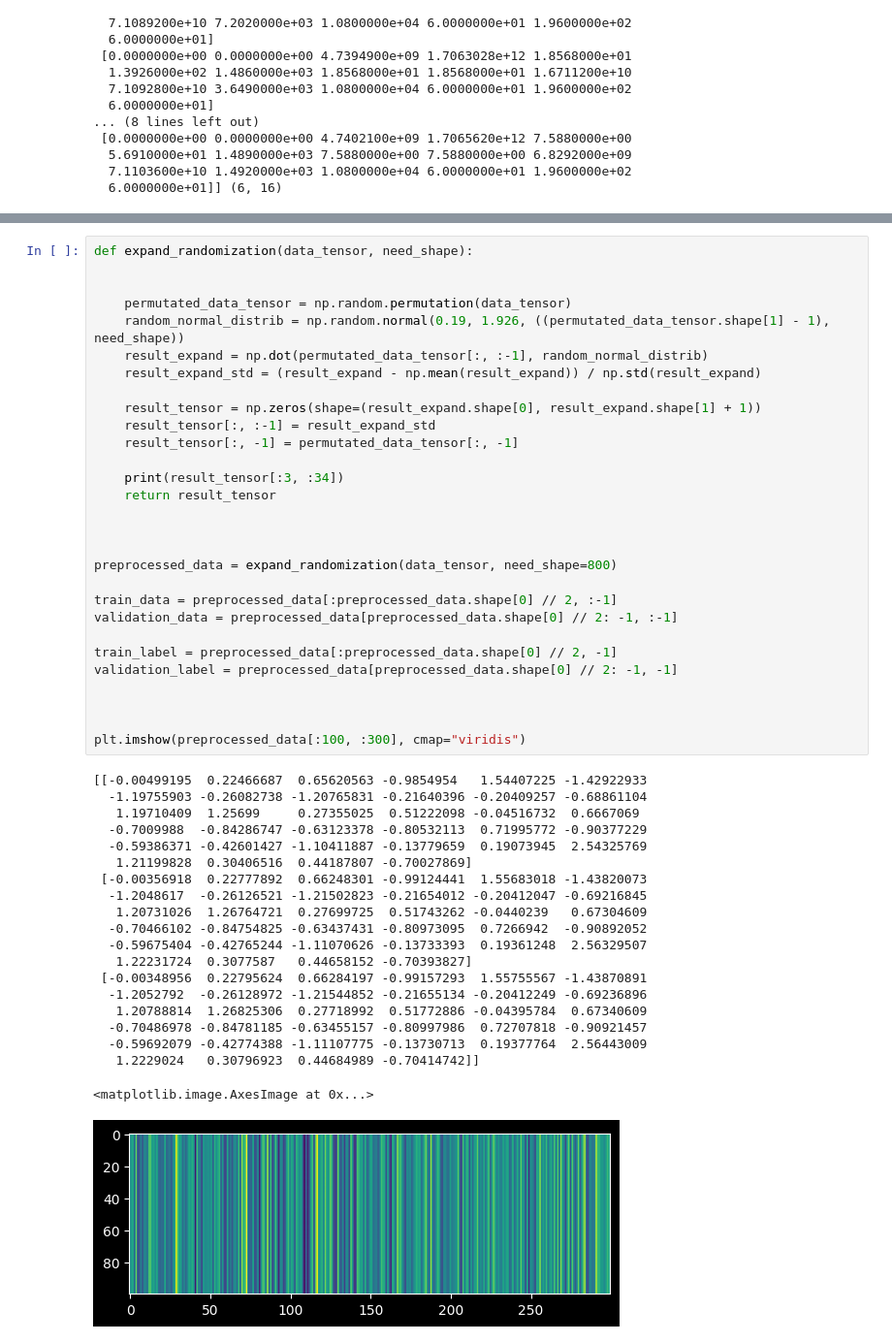
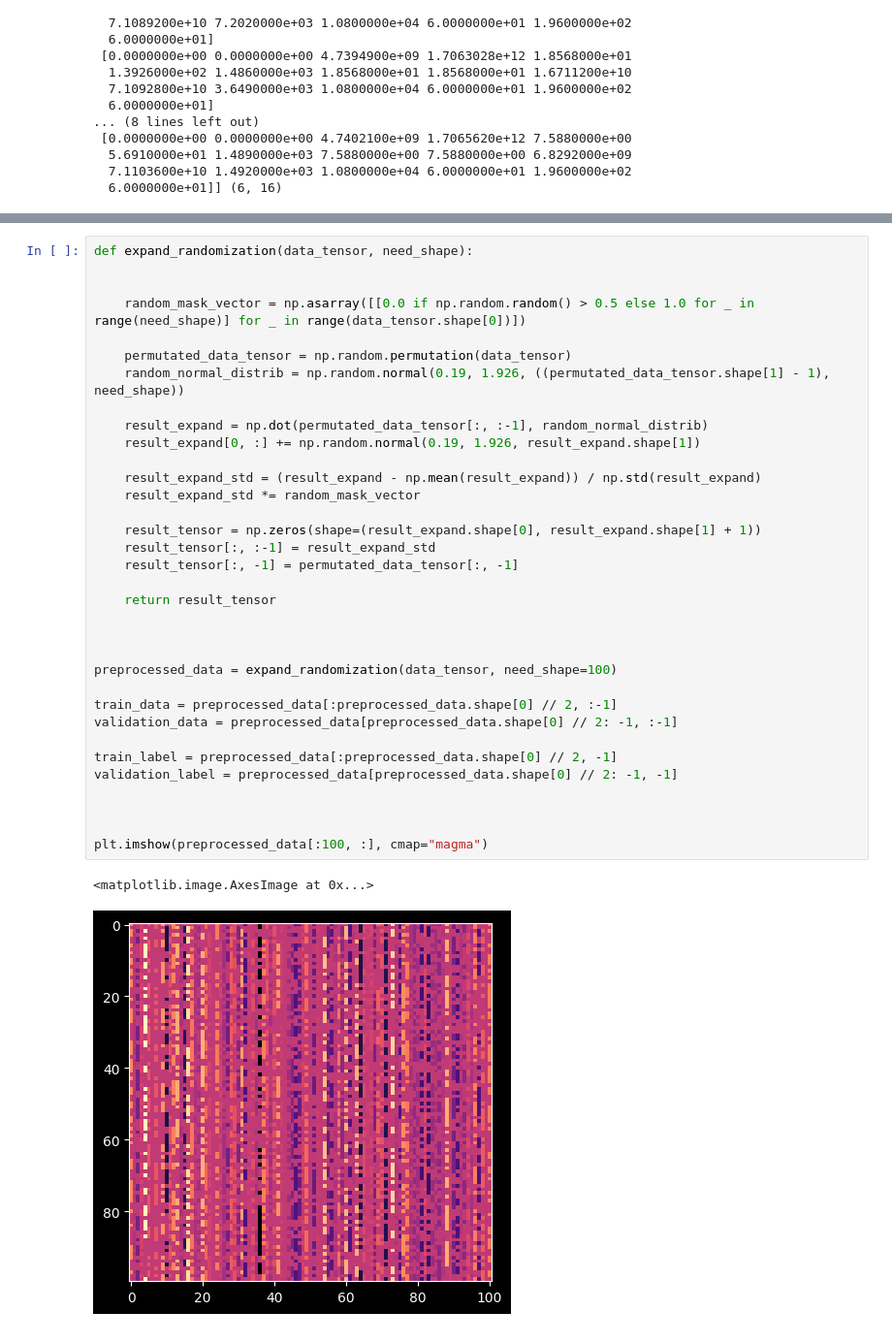
Before and after one commit to Asdergh/ItPlanetProject, a Jupyter notebook: Model/test.ipynb, the cells around one changed output, grey strips where cells are left out. Shown at 97% size. Cells and saved outputs as stored; diff of their text form.

Commit message:
new data prerocesession and new model types was investigated in test.ipynb with zero useability

```diff
--- a/Model/test.ipynb
+++ b/Model/test.ipynb
@@ -264,53 +423,40 @@ activity_step_ok.jsonl
 # %%
 def expand_randomization(data_tensor, need_shape):
 
 
+    random_mask_vector = np.asarray([[0.0 if np.random.random() > 0.5 else 1.0 for _ in range(need_shape)] for _ in range(data_tensor.shape[0])])
+
     permutated_data_tensor = np.random.permutation(data_tensor)
     random_normal_distrib = np.random.normal(0.19, 1.926, ((permutated_data_tensor.shape[1] - 1), need_shape))
+
     result_expand = np.dot(permutated_data_tensor[:, :-1], random_normal_distrib)
+    result_expand[0, :] += np.random.normal(0.19, 1.926, result_expand.shape[1])
+
     result_expand_std = (result_expand - np.mean(result_expand)) / np.std(result_expand)
+    result_expand_std *= random_mask_vector
 
     result_tensor = np.zeros(shape=(result_expand.shape[0], result_expand.shape[1] + 1))
     result_tensor[:, :-1] = result_expand_std
     result_tensor[:, -1] = permutated_data_tensor[:, -1]
 
-    print(result_tensor[:3, :34])
     return result_tensor
 
 
 
-preprocessed_data = expand_randomization(data_tensor, need_shape=800)
+preprocessed_data = expand_randomization(data_tensor, need_shape=100)
 
 train_data = preprocessed_data[:preprocessed_data.shape[0] // 2, :-1]
 validation_data = preprocessed_data[preprocessed_data.shape[0] // 2: -1, :-1]
 
 train_label = preprocessed_data[:preprocessed_data.shape[0] // 2, -1]
 validation_label = preprocessed_data[preprocessed_data.shape[0] // 2: -1, -1]
 
 
 
-plt.imshow(preprocessed_data[:100, :300], cmap="viridis")
+plt.imshow(preprocessed_data[:100, :], cmap="magma")
 # %% [output]
-[[-0.00499195  0.22466687  0.65620563 -0.9854954   1.54407225 -1.42922933
-  -1.19755903 -0.26082738 -1.20765831 -0.21640396 -0.20409257 -0.68861104
-   1.19710409  1.25699     0.27355025  0.51222098 -0.04516732  0.6667069
-  -0.7009988  -0.84286747 -0.63123378 -0.80532113  0.71995772 -0.90377229
-  -0.59386371 -0.42601427 -1.10411887 -0.13779659  0.19073945  2.54325769
-   1.21199828  0.30406516  0.44187807 -0.70027869]
- [-0.00356918  0.22777892  0.66248301 -0.99124441  1.55683018 -1.43820073
-  -1.2048617  -0.26126521 -1.21502823 -0.21654012 -0.20412047 -0.69216845
-   1.20731026  1.26764721  0.27699725  0.51743262 -0.0440239   0.67304609
-  -0.70466102 -0.84754825 -0.63437431 -0.80973095  0.7266942  -0.90892052
-  -0.59675404 -0.42765244 -1.11070626 -0.13733393  0.19361248  2.56329507
-   1.22231724  0.3077587   0.44658152 -0.70393827]
- [-0.00348956  0.22795624  0.66284197 -0.99157293  1.55755567 -1.43870891
-  -1.2052792  -0.26128972 -1.21544852 -0.21655134 -0.20412249 -0.69236896
-   1.20788814  1.26825306  0.27718992  0.51772886 -0.04395784  0.67340609
-  -0.70486978 -0.84781185 -0.63455157 -0.80997986  0.72707818 -0.90921457
-  -0.59692079 -0.42774388 -1.11107775 -0.13730713  0.19377764  2.56443009
-   1.2229024   0.30796923  0.44684989 -0.70414742]]
+<matplotlib.image.AxesImage at 0x...>
-<matplotlib.image.AxesImage at 0x...>
-[figure, old version]
+[figure, new version]
 # %%
 input_tensor = tf.keras.Input(shape=(train_data.shape[1], ))
 
```
Also changed, not shown: parts of 12 cells of this notebook.
